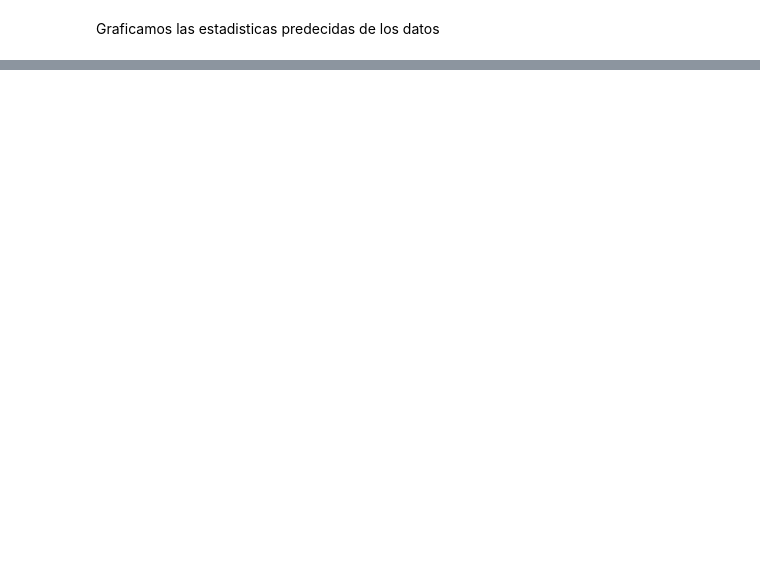
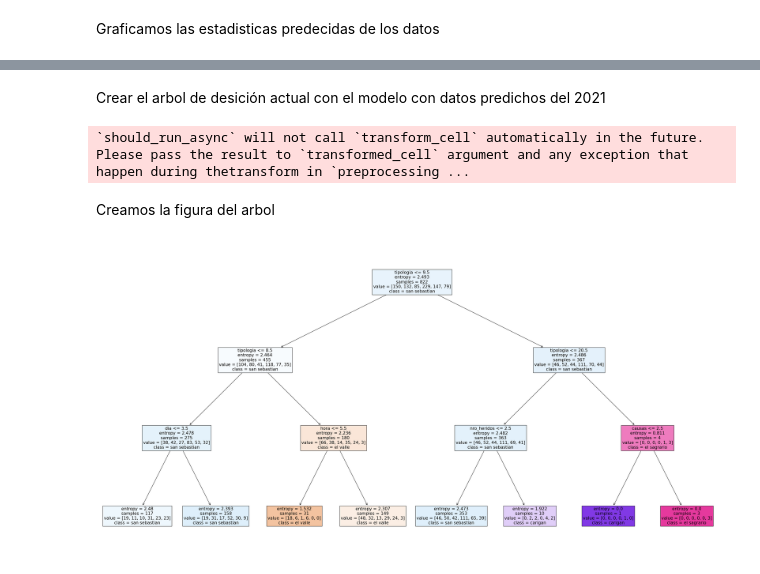
Before and after one commit to Orixstranger/DataMining_Accidentes_Transito_Canton_Loja, a Jupyter notebook: Python/pruebas colab 2021/modelo_Parroquia_Urbana_Weka_python_Calles_accidentes_2021.ipynb, the cells around one changed output, grey strips where cells are left out. Cells and saved outputs as stored; diff of their text form; code cells hidden in the pictures; blank space fills up the shorter version.

Commit message:
actualizacion

```diff
--- a/Python/pruebas colab 2021/modelo_Parroquia_Urbana_Weka_python_Calles_accidentes_2021.ipynb
+++ b/Python/pruebas colab 2021/modelo_Parroquia_Urbana_Weka_python_Calles_accidentes_2021.ipynb
@@ -338,3 +346,8 @@ X.head()
 | 2 | 2 | 12 | 10 | 10 | 0 | 0 |
 | 3 | 5 | 10 | 3 | 9 | 1 | 0 |
 | 4 | 6 | 6 | 8 | 1 | 0 | 0 |
+# %%
+feature_names = X.columns.tolist()
+
+# Imprimir los nombres de las características
+print(feature_names)
@@ -536 +550,25 @@ ax[0].savefig("barras_prediccion_parroquia_urbana_2021.png")
 [figure]
+# %% [markdown]
+Crear el arbol de desición actual con el modelo con datos predichos del 2021
+# %%
+#target_names_str = [str(name) for name in target_names]
+variable= df['parroquia_urbana'].apply(lambda x:
+                                    'el sagrario' if x == 1 else
+                                    'san sebastian' if x == 2 else
+                                    'el valle' if x == 3 else
+                                    'sucre' if x == 4 else
+                                    'punzara' if x == 5 else
+                                    'carigan')
+
+claseVar = variable.unique().tolist()
+target_names_str = [str(name) for name in claseVar]
+# %% [output]
+`should_run_async` will not call `transform_cell` automatically in the future. Please pass the result to `transformed_cell` argument and any exception that happen during thetransform in `preprocessing ...
+# %% [markdown]
+Creamos la figura del arbol
+# %%
+figura_arbol = plt.figure(figsize=(40,20)) # Le indicamos las dimensiones que queremos que tenga
+plot_tree(arbol_modelo,feature_names=feature_names,filled=True, class_names=target_names_str, fontsize=15)
+plt.show()
+# %% [output]
+[figure, added]
```
Also changed, not shown: parts of 37 cells of this notebook, 8 other files.
